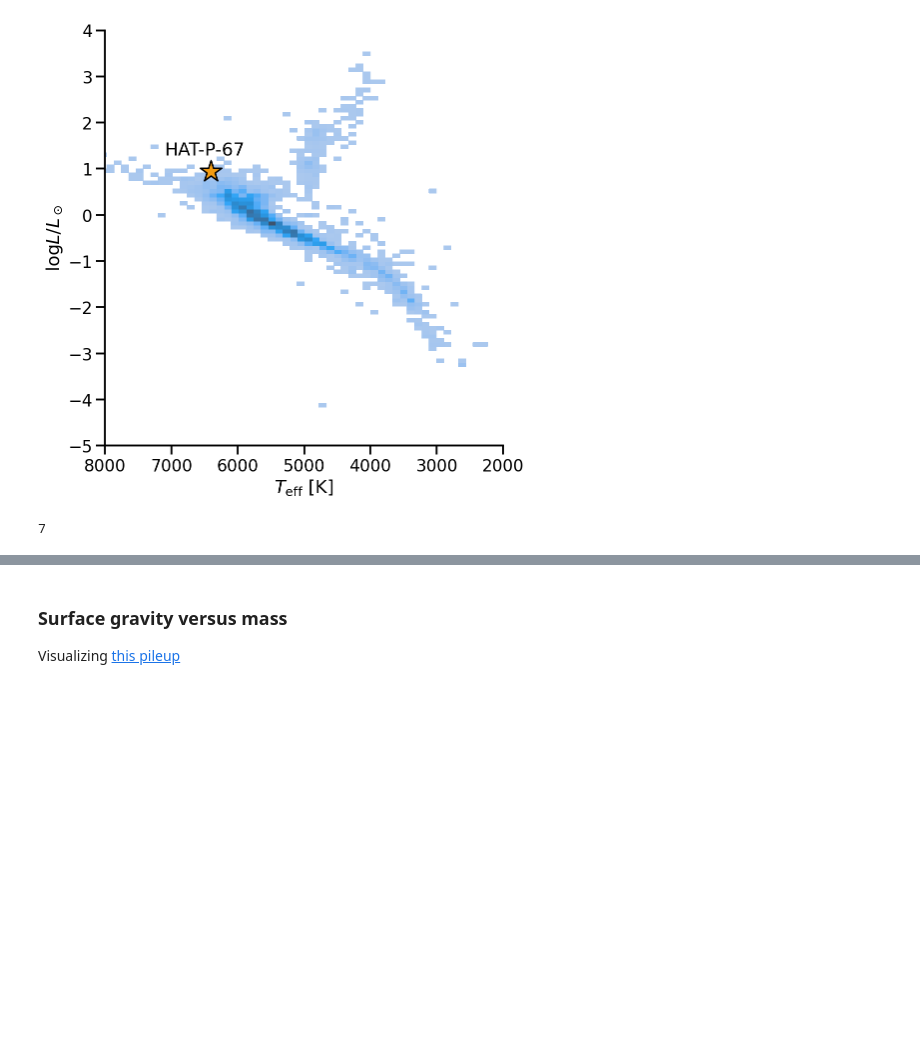
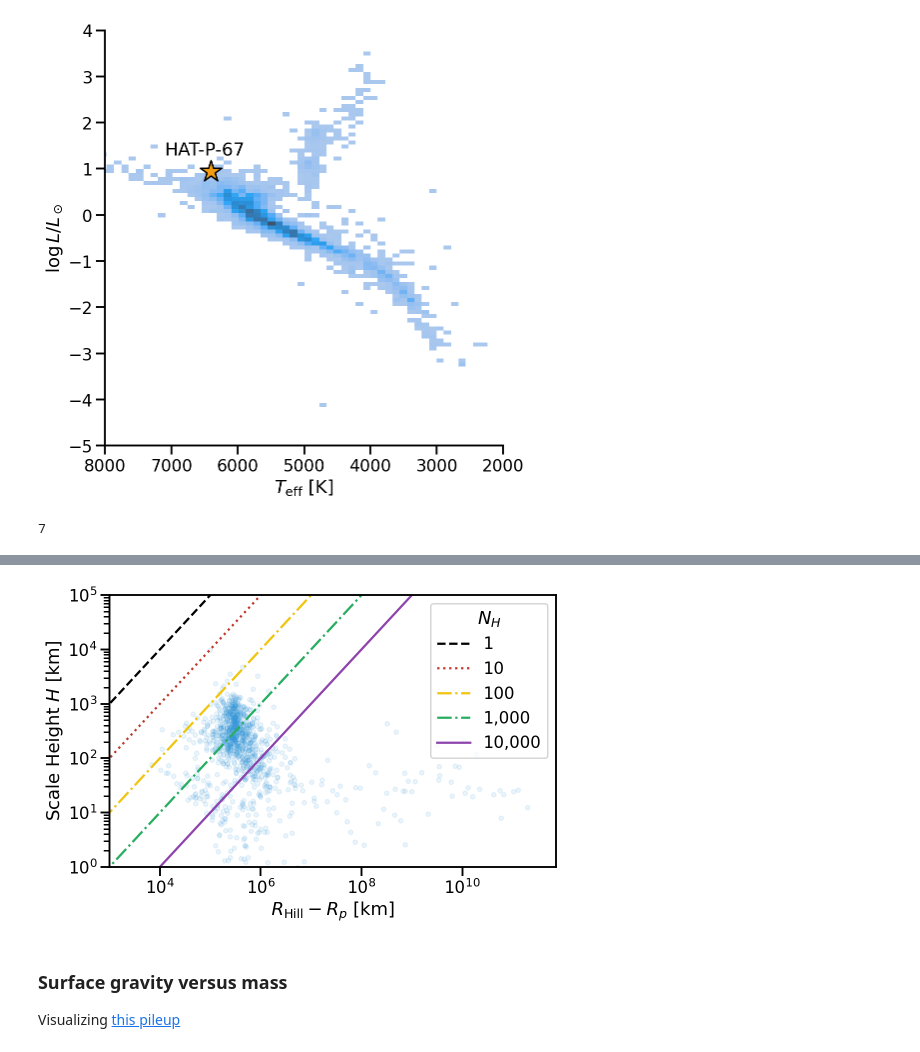
Before and after one commit to BrownDwarf/disperse, a Jupyter notebook: notebooks/03_exoplanet_archive_analysis/03_06_Exoplanet_Archive_Talk_figures.ipynb, the cells around one changed output, grey strips where cells are left out. Drawn from its saved outputs; the diff is of its cells as text; code cells hidden in the pictures; blank space fills up the shorter version.

```diff
--- a/notebooks/03_exoplanet_archive_analysis/03_06_Exoplanet_Archive_Talk_figures.ipynb
+++ b/notebooks/03_exoplanet_archive_analysis/03_06_Exoplanet_Archive_Talk_figures.ipynb
@@ -263,0 +266,2 @@ ax.set_ylabel('Planet Surface Gravity [g]');
+# %%
+baseline = np.array([1,1e11])
@@ -264,3 +283,30 @@ ax.set_ylabel('Planet Surface Gravity [g]');
+# %%
+fig, ax = plt.subplots(figsize=(8, 5))
+mask = df_orig['pl_bmassprov'] == 'Mass'
+ax.plot(df_orig.r_Hill_minus_r_planet[mask],df_orig.scale_height[mask],'.',alpha=0.1, zorder=-1, color='#3498db')
+ax.plot(baseline, baseline, 'k--', label='1')
+ax.plot(baseline, baseline/10, ':', label='10', color='#c0392b')
+ax.plot(baseline, baseline/100, '-.', label='100', color='#f1c40f')
+ax.plot(baseline, baseline/1000, '-.', label='1,000', color='#27ae60')
+ax.plot(baseline, baseline/10000, '-', label='10,000', color='#8e44ad')
+
+
+mask = df_orig.pl_name == 'HAT-P-67 b'
+#ax.scatter(df_orig.r_Hill_minus_r_planet[mask],df_orig.scale_height[mask],marker='*', color='#f39c12', s=500, ec='k',
+#               label='HAT-P-67')
+#ax.text(8_000, 0.1, 'HAT-P-67 b')
+
+#27ae60'
+plt.yscale('log')
+plt.xscale('log')
+ax.set_xlabel('$R_\mathrm{Hill} - R_p$ [km]')
+ax.set_ylabel('Scale Height $H$ [km]')
+ax.set_xlim(1e3)
+ax.set_ylim(1e0, 1e5)
+plt.legend(title='$N_H$')
+plt.savefig('../../figures/scale_height_vs_Hill_Radius_population.png', dpi=300, bbox_inches='tight')
+# %% [output]
+[figure, added]
 # %% [markdown]
 ### Surface gravity versus mass
 
```
Also changed, not shown: parts of 23 cells of this notebook, 3 other files.
